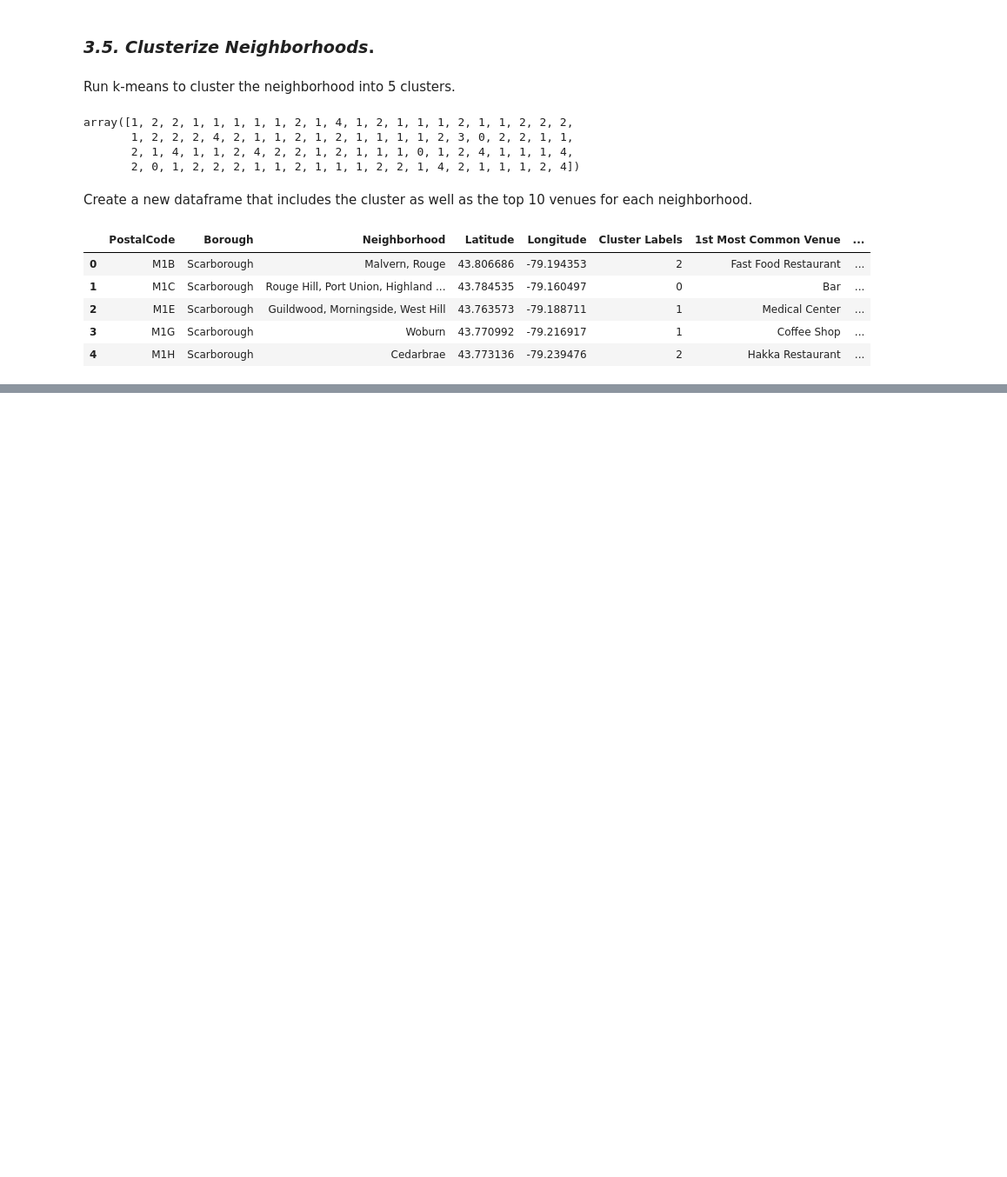
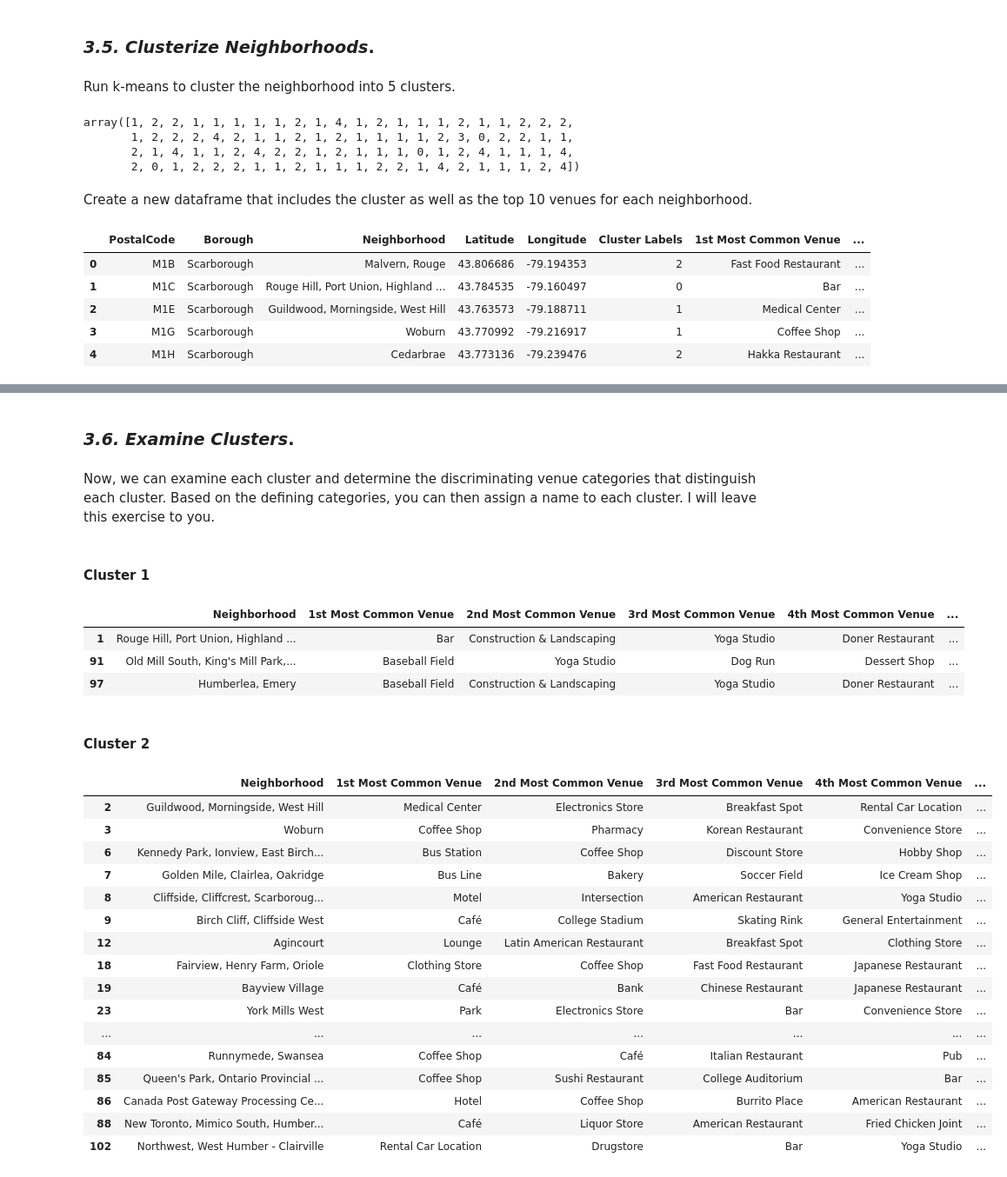
Before and after one commit to Dmitry-Ku/Coursera_Capstone, a Jupyter notebook: Toronto_Neighborhoods.ipynb, the cells around one changed output, grey strips where cells are left out. Shown at 87% size. Drawn from its saved outputs; the diff is of its cells as text; code cells hidden in the pictures; blank space fills up the shorter version.

Commit message:
Section with Examine Clusters has been added

```diff
--- a/Toronto_Neighborhoods.ipynb
+++ b/Toronto_Neighborhoods.ipynb
@@ -239,8 +240,8 @@ map_toronto
 # %% [markdown]
 ### *3.2. Download venues*. <a class="anchor" id="3.2"></a>
 # %%
-CLIENT_ID = 'my-client_id' # your Foursquare ID
-CLIENT_SECRET = 'my-client-secret' # your Foursquare Secret
+CLIENT_ID = 'paste-your-client-id' # your Foursquare ID
+CLIENT_SECRET = 'paste-your-client-secret' # your Foursquare Secret
 VERSION = '20180605' # Foursquare API version
 # %% [markdown]
 Let's get the top 100 venues that are in Toronto within a radius of 500 meters.
@@ -629,3 +630,40 @@ for lat, lon, poi, cluster in zip(toronto_merged['Latitude'],
 map_clusters
 # %% [output]
 [interactive output not drawn]
+# %% [markdown]
+### *3.6. Examine Clusters*. <a class="anchor" id="3.6"></a>
+# %% [markdown]
+Now, we can examine each cluster and determine the discriminating venue categories that distinguish each cluster. Based on the defining categories, you can then assign a name to each cluster. I will leave this exercise to you.
+# %% [markdown]
+#### Cluster 1
+# %%
+toronto_merged.loc[toronto_merged['Cluster Labels'] == 0,
+                   toronto_merged.columns[[2] + list(range(6, toronto_merged.shape[1]))]]
+# %% [output]
+|  | Neighborhood | 1st Most Common Venue | 2nd Most Common Venue | 3rd Most Common Venue | 4th Most Common Venue | ... |
+| 1 | Rouge Hill, Port Union, Highland ... | Bar | Construction & Landscaping | Yoga Studio | Doner Restaurant | ... |
+| 91 | Old Mill South, King's Mill Park,... | Baseball Field | Yoga Studio | Dog Run | Dessert Shop | ... |
+| 97 | Humberlea, Emery | Baseball Field | Construction & Landscaping | Yoga Studio | Doner Restaurant | ... |
+# %% [markdown]
+#### Cluster 2
+# %%
+toronto_merged.loc[toronto_merged['Cluster Labels'] == 1,
+                   toronto_merged.columns[[2] + list(range(6, toronto_merged.shape[1]))]]
+# %% [output]
+|  | Neighborhood | 1st Most Common Venue | 2nd Most Common Venue | 3rd Most Common Venue | 4th Most Common Venue | ... |
+| 2 | Guildwood, Morningside, West Hill | Medical Center | Electronics Store | Breakfast Spot | Rental Car Location | ... |
+| 3 | Woburn | Coffee Shop | Pharmacy | Korean Restaurant | Convenience Store | ... |
+| 6 | Kennedy Park, Ionview, East Birch... | Bus Station | Coffee Shop | Discount Store | Hobby Shop | ... |
+| 7 | Golden Mile, Clairlea, Oakridge | Bus Line | Bakery | Soccer Field | Ice Cream Shop | ... |
+| 8 | Cliffside, Cliffcrest, Scarboroug... | Motel | Intersection | American Restaurant | Yoga Studio | ... |
+| 9 | Birch Cliff, Cliffside West | Café | College Stadium | Skating Rink | General Entertainment | ... |
+| 12 | Agincourt | Lounge | Latin American Restaurant | Breakfast Spot | Clothing Store | ... |
+| 18 | Fairview, Henry Farm, Oriole | Clothing Store | Coffee Shop | Fast Food Restaurant | Japanese Restaurant | ... |
+| 19 | Bayview Village | Café | Bank | Chinese Restaurant | Japanese Restaurant | ... |
+| 23 | York Mills West | Park | Electronics Store | Bar | Convenience Store | ... |
+| ... | ... | ... | ... | ... | ... | ... |
+| 84 | Runnymede, Swansea | Coffee Shop | Café | Italian Restaurant | Pub | ... |
+| 85 | Queen's Park, Ontario Provincial ... | Coffee Shop | Sushi Restaurant | College Auditorium | Bar | ... |
+| 86 | Canada Post Gateway Processing Ce... | Hotel | Coffee Shop | Burrito Place | American Restaurant | ... |
+| 88 | New Toronto, Mimico South, Humber... | Café | Liquor Store | American Restaurant | Fried Chicken Joint | ... |
+| 102 | Northwest, West Humber - Clairville | Rental Car Location | Drugstore | Bar | Yoga Studio | ... |
```
Also changed, not shown: parts of 9 cells of this notebook.
